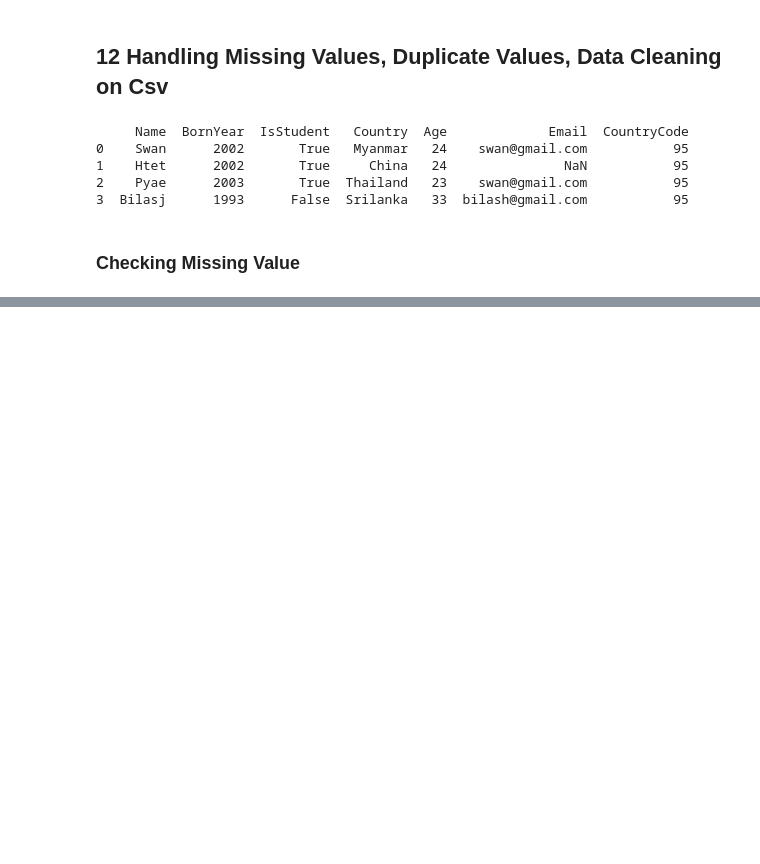
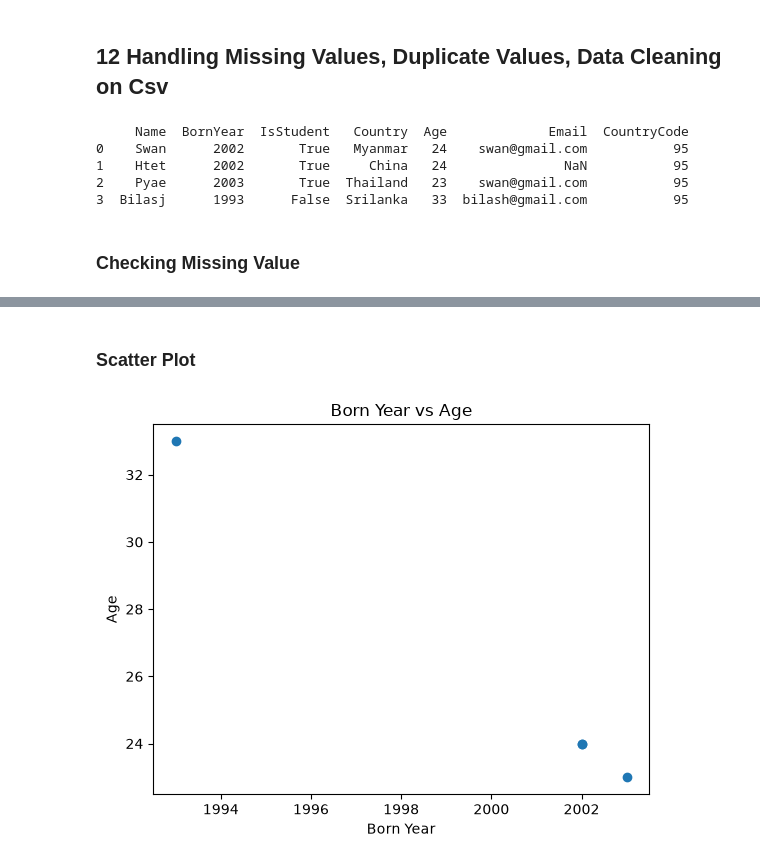
Before and after one commit to CoodeNoob/MSC_sem1_lab, a Jupyter notebook: cycle_1/10_14_Lab.ipynb, the cells around one changed output, grey strips where cells are left out. Drawn from its saved outputs; the diff is of its cells as text; code cells hidden in the pictures; blank space fills up the shorter version.

```diff
--- a/cycle_1/10_14_Lab.ipynb
+++ b/cycle_1/10_14_Lab.ipynb
@@ -170,0 +238,12 @@ print(df_csv_to_clean)
+# %% [markdown]
+### Scatter Plot
+# %%
+plt.scatter(data_for_visualization["BornYear"], data_for_visualization["Age"])
+
+plt.xlabel("Born Year")
+plt.ylabel("Age")
+plt.title("Born Year vs Age")
+
+plt.show()
+# %% [output]
+[figure, added]
```
Also changed, not shown: parts of 15 cells of this notebook, 2 other files.
